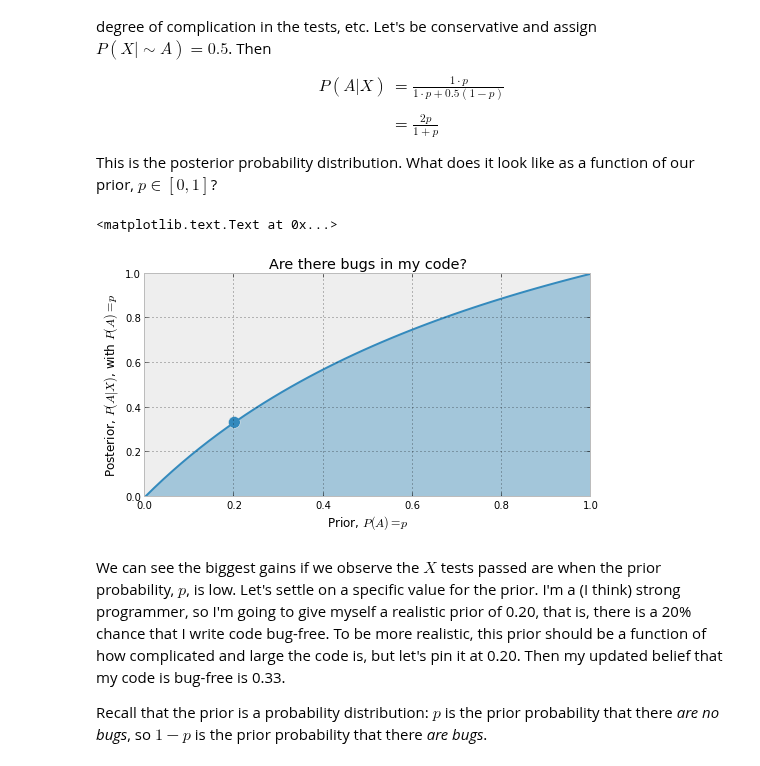
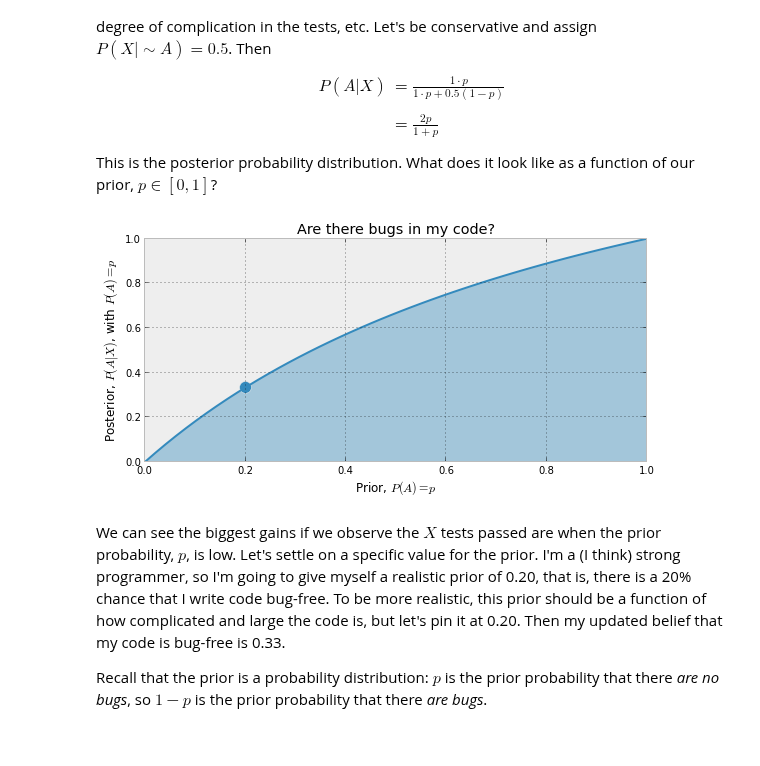
Before and after one commit to CamDavidsonPilon/Probabilistic-Programming-and-Bayesian-Methods-for-Hackers, a Jupyter notebook: Chapter1_Introduction/Chapter1_Introduction.ipynb, the cells around one changed output. Saved outputs shown, nothing was run; the diff lists cells and outputs as text; code cells hidden in the pictures.

```diff
--- a/Chapter1_Introduction/Chapter1_Introduction.ipynb
+++ b/Chapter1_Introduction/Chapter1_Introduction.ipynb
@@ -118,19 +118,18 @@ P(A | X) & = \frac{1\cdot p}{ 1\cdot p +0.5 (1-p) } \\\\
 \end{align}
 This is the posterior probability distribution. What does it look like as a function of our prior, $p \in [0,1]$?
 # %%
-figsize( 8, 4 )
+figsize( 9, 4 )
 p = np.linspace( 0,1, 50)
 plt.plot( p, 2*p/(1+p), color = "#348ABD" )
 plt.fill_between( p, 2*p/(1+p), alpha = .4, facecolor = ["#348ABD"])
 plt.scatter( 0.2, 2*(0.2)/1.2, s = 140, c ="#348ABD"  )
 plt.xlim( 0, 1)
 plt.ylim( 0, 1)
 plt.xlabel( "Prior, $P(A) = p$")
 plt.ylabel("Posterior, $P(A|X)$, with $P(A) = p$")
 plt.title( "Are there bugs in my code?");
 # %% [output]
-<matplotlib.text.Text at 0x...>
-[figure, old version]
+[figure, new version]
 # %% [markdown]
 We can see the biggest gains if we observe the $X$ tests passed are when the prior probability, $p$, is low. Let's settle on a specific value for the prior. I'm a (I think) strong programmer, so I'm going to give myself a realistic prior of 0.20, that is, there is a 20% chance that I write code bug-free. To be more realistic, this prior should be a function of how complicated and large the code is, but let's pin it at 0.20. Then my updated belief that my code is bug-free is 0.33.
 
```
Also changed, not shown: parts of 10 cells of this notebook, 4 other files.
